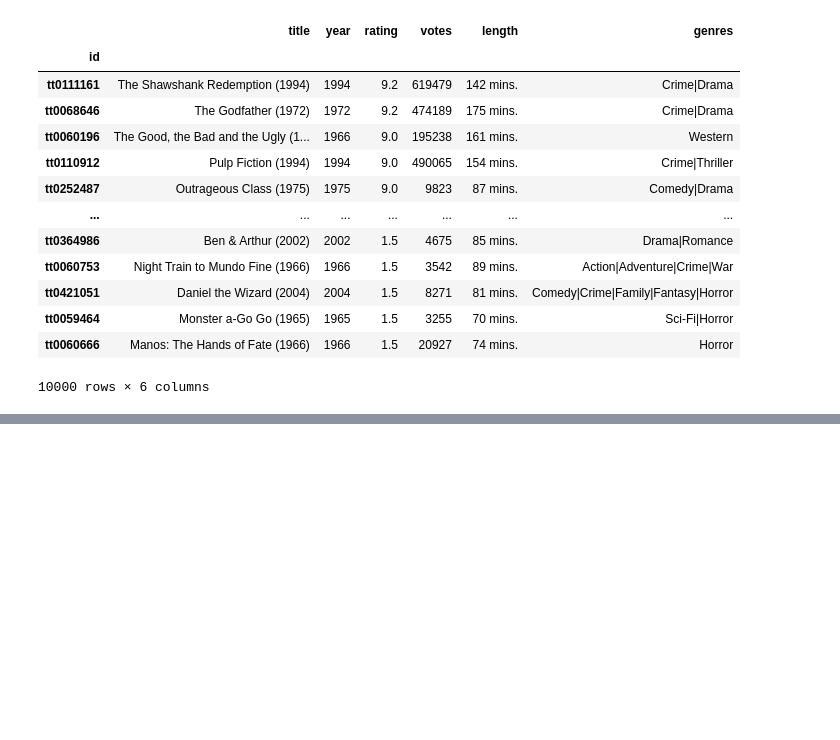
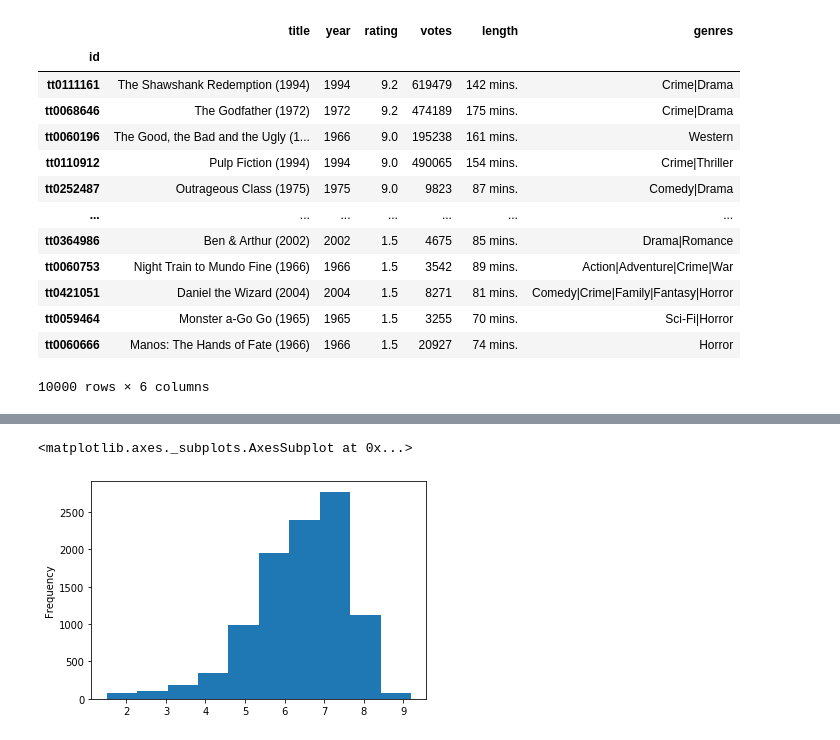
Before and after one commit to tylerLoh/onemonthpython, a Jupyter notebook: week_three/data_analysis_intro.ipynb, the cells around one changed output, grey strips where cells are left out. Cells and saved outputs as stored; diff of their text form; code cells hidden in the pictures; blank space fills up the shorter version.

Commit message:
add pandas matplotlib seaborn basic using jupyter notebook

```diff
--- a/week_three/data_analysis_intro.ipynb
+++ b/week_three/data_analysis_intro.ipynb
@@ -103,0 +222,5 @@ data.sort_values(by='rating', ascending=False)
+# %%
+data['rating'].plot(kind='hist')
+# %% [output]
+<matplotlib.axes._subplots.AxesSubplot at 0x...>
+[figure, added]
```
Also changed, not shown: parts of 34 cells of this notebook.
